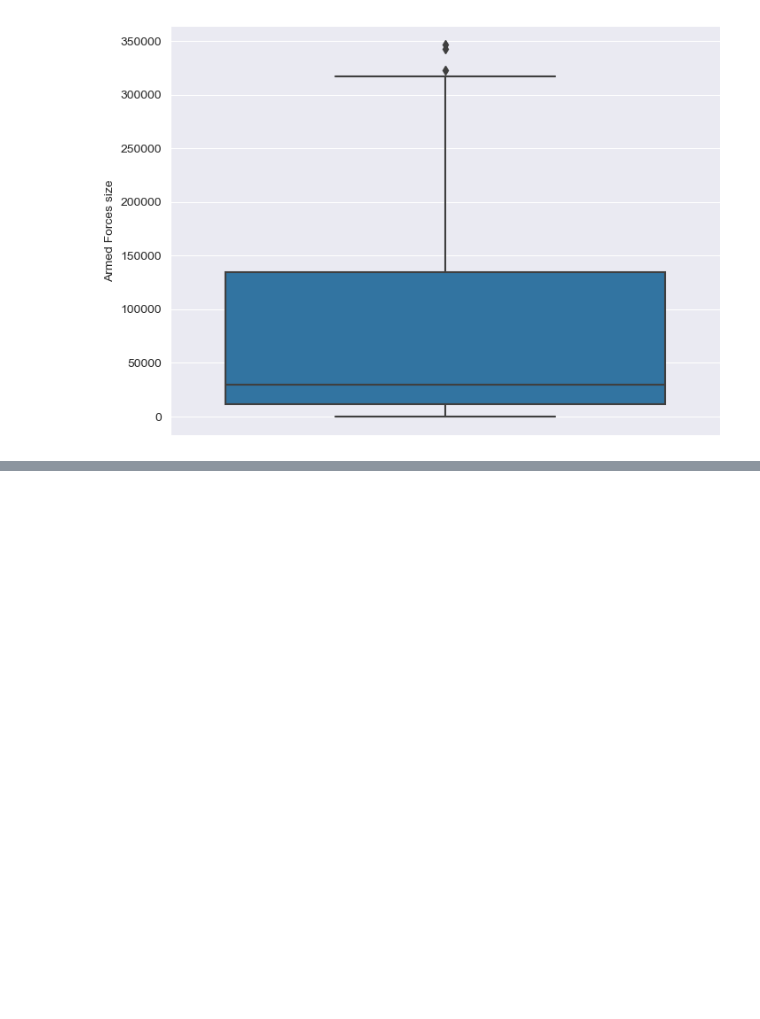
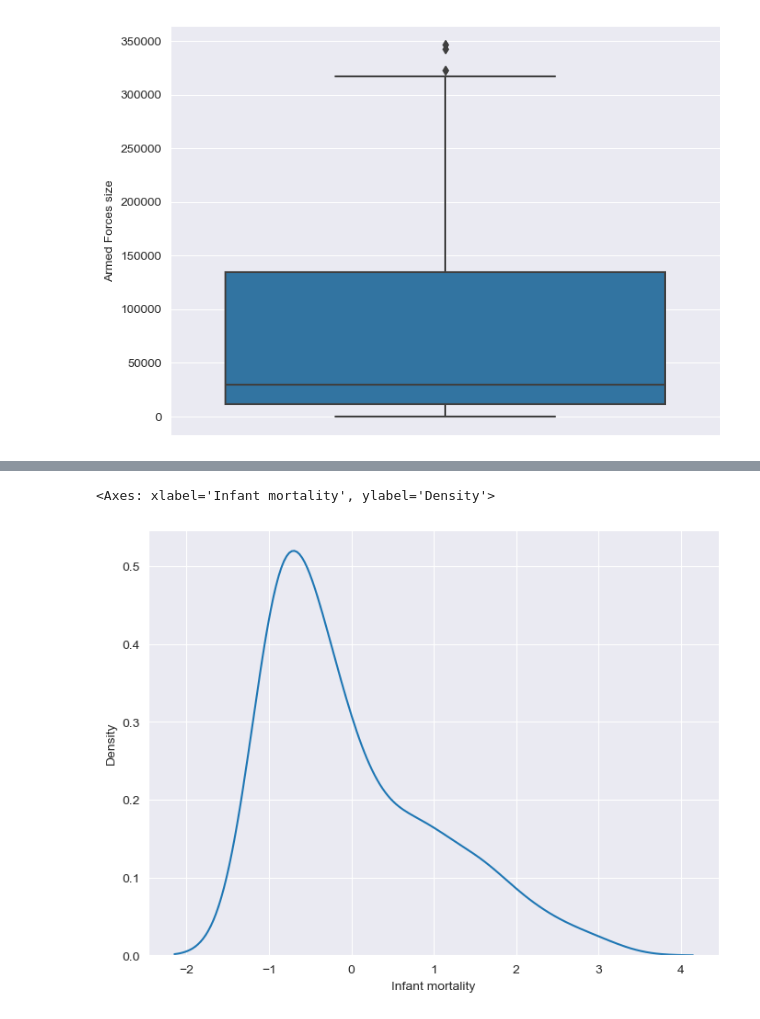
Before and after one commit to ShauryaMalhan/Data-trim, a Jupyter notebook: Shaurya221020448.ipynb, the cells around one changed output, grey strips where cells are left out. Cells and saved outputs as stored; diff of their text form; code cells hidden in the pictures; blank space fills up the shorter version.

```diff
--- a/Shaurya221020448.ipynb
+++ b/Shaurya221020448.ipynb
@@ -598,0 +798,10 @@ plt.show()
+# %%
+from sklearn.preprocessing import StandardScaler
+selected_columns = [
+    col for col in selected_columns if data[col].dtype != 'object' and col not in ['Longitude','Latitude']
+]
+scaler = StandardScaler()
+scaler.fit(dm[selected_columns])
+dm_scaled = scaler.transform(dm[selected_columns])
+dm_scaled = pd.DataFrame(dm_scaled, columns = selected_columns)
+dm_scaled.head()
@@ -598,0 +815,5 @@ plt.show()
+# %%
+sns.kdeplot(dm_scaled['Infant mortality'])
+# %% [output]
+<Axes: xlabel='Infant mortality', ylabel='Density'>
+[figure, added]
```
Also changed, not shown: parts of 26 cells of this notebook.
